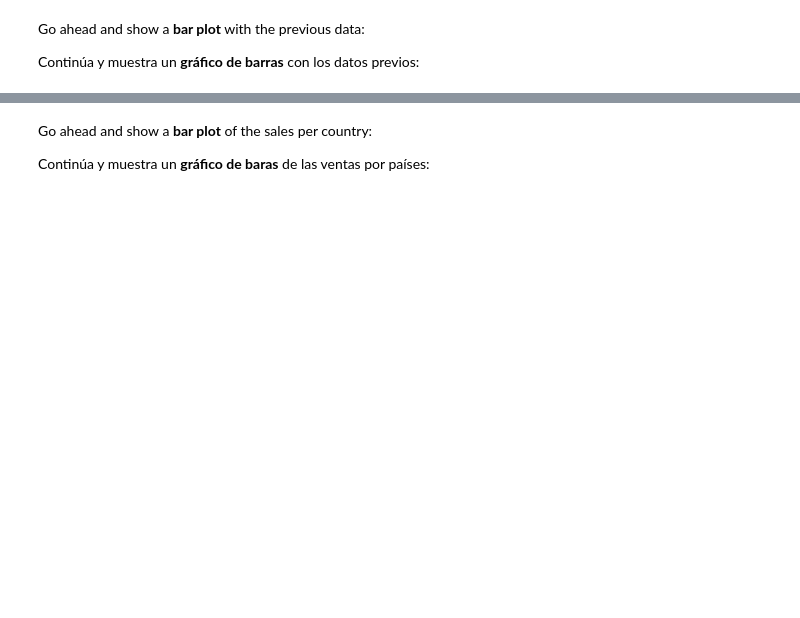
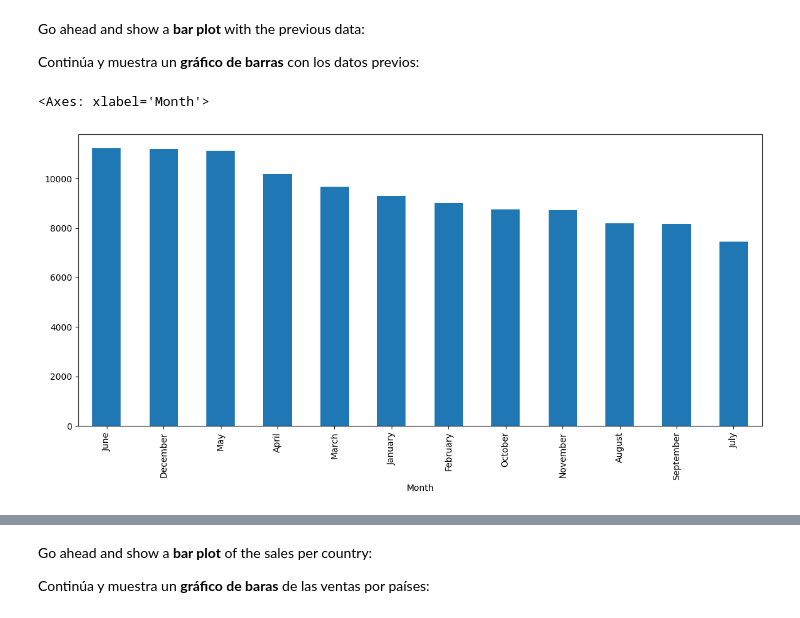
Before and after one commit to TonyGael/FCC_Pandas_Real_Life_Example, a Jupyter notebook: Exercises_1.ipynb, the cells around one changed output, grey strips where cells are left out. Cells and saved outputs as stored; diff of their text form; code cells hidden in the pictures; blank space fills up the shorter version.

```diff
--- a/Exercises_1.ipynb
+++ b/Exercises_1.ipynb
@@ -153,6 +199,10 @@ Go ahead and show a <b>bar plot</b> with the previous data:
 Continúa y muestra un <b>gráfico de barras</b> con los datos previos:
 # %%
 # your code goes here
+sales['Month'].value_counts().plot(kind='bar', figsize=(14,6))
+# %% [output]
+<Axes: xlabel='Month'>
+[figure, added]
 # %% [markdown]
 ![green-divider](https://user-images.githubusercontent.com/7065401/52071924-c003ad80-2562-11e9-8297-1c6595f8a7ff.png)
 
```
Also changed, not shown: parts of 7 cells of this notebook, 1 other file.
